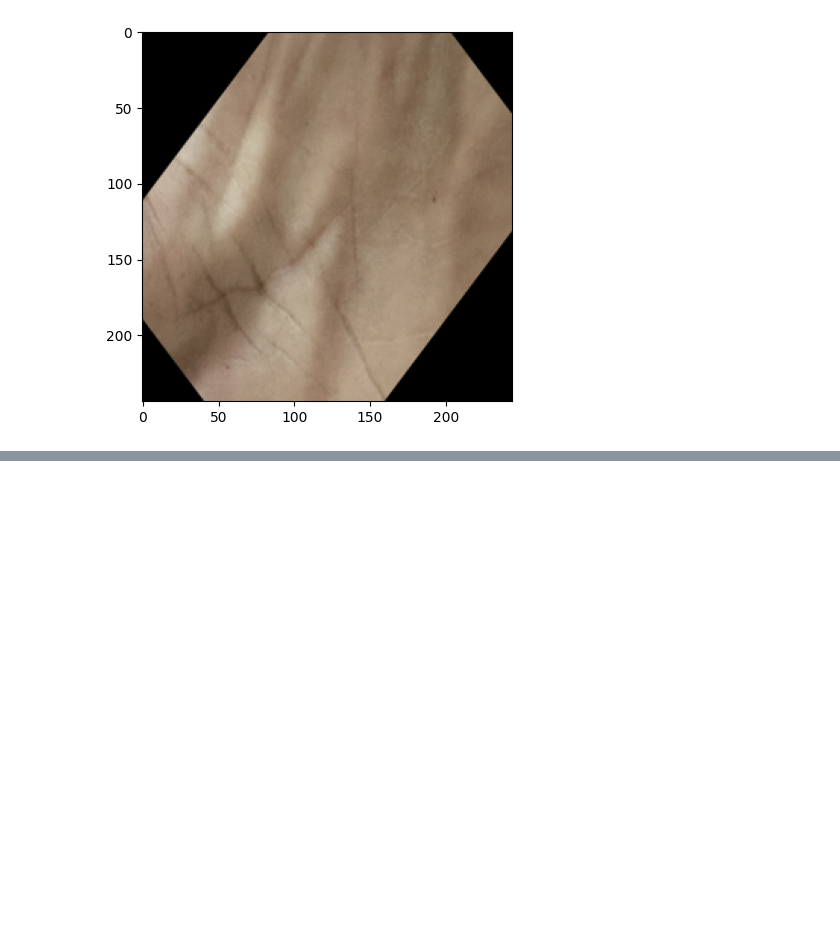
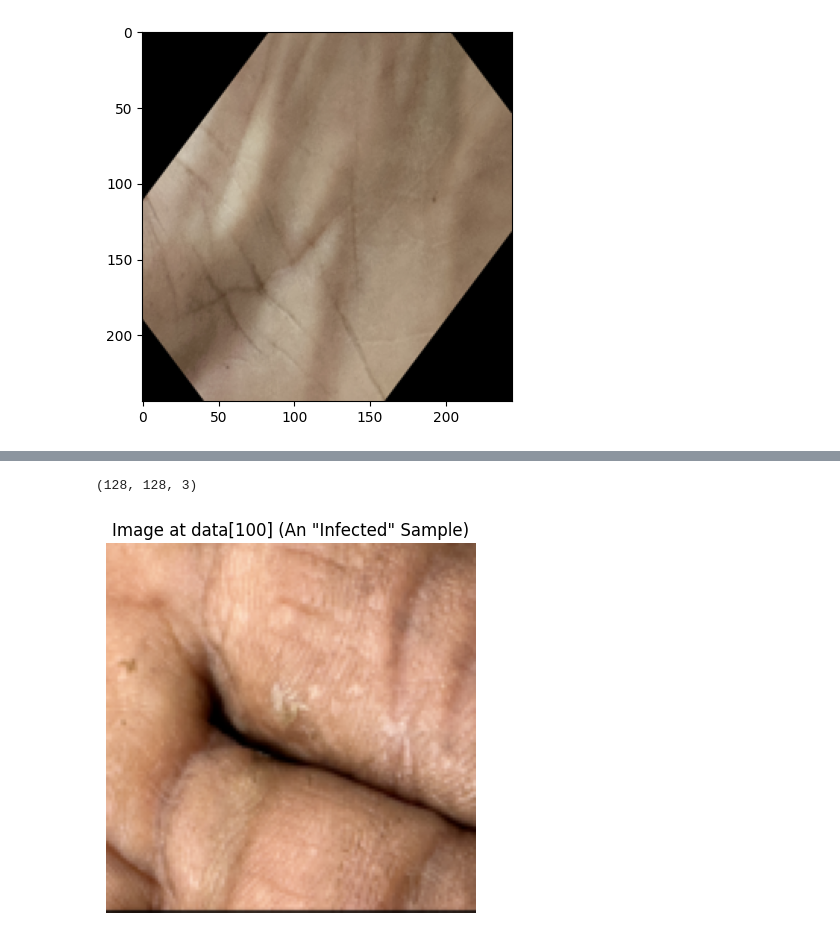
Before and after one commit to Amit-Chandra-Das/arsenic-skin-detection, a Jupyter notebook: Arsenic_Skin_Detection_Using_Machine_Learning.ipynb, the cells around one changed output, grey strips where cells are left out. Drawn from its saved outputs; the diff is of its cells as text; code cells hidden in the pictures; blank space fills up the shorter version.

```diff
--- a/Arsenic_Skin_Detection_Using_Machine_Learning.ipynb
+++ b/Arsenic_Skin_Detection_Using_Machine_Learning.ipynb
@@ -179,0 +269,18 @@ plt.show()
+# %%
+data[0].shape
+# %% [output]
+(128, 128, 3)
+# %%
+# Use plt.imshow() to display the NumPy array as an image
+plt.imshow(data[100])
+
+# Add a title to know what we're looking at
+plt.title('Image at data[100] (An "Infected" Sample)')
+
+# Hide the x/y axes for a cleaner look
+plt.axis('off')
+
+# Show the plot
+plt.show()
+# %% [output]
+[figure, added]
```
Also changed, not shown: parts of 41 cells of this notebook.
